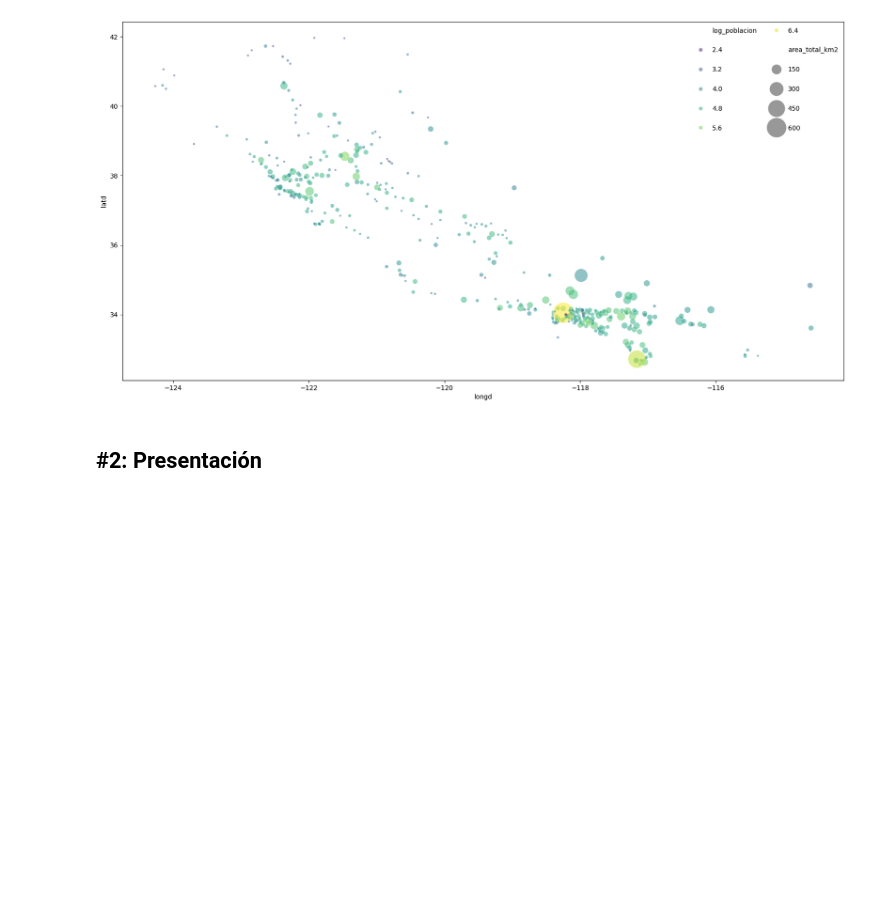
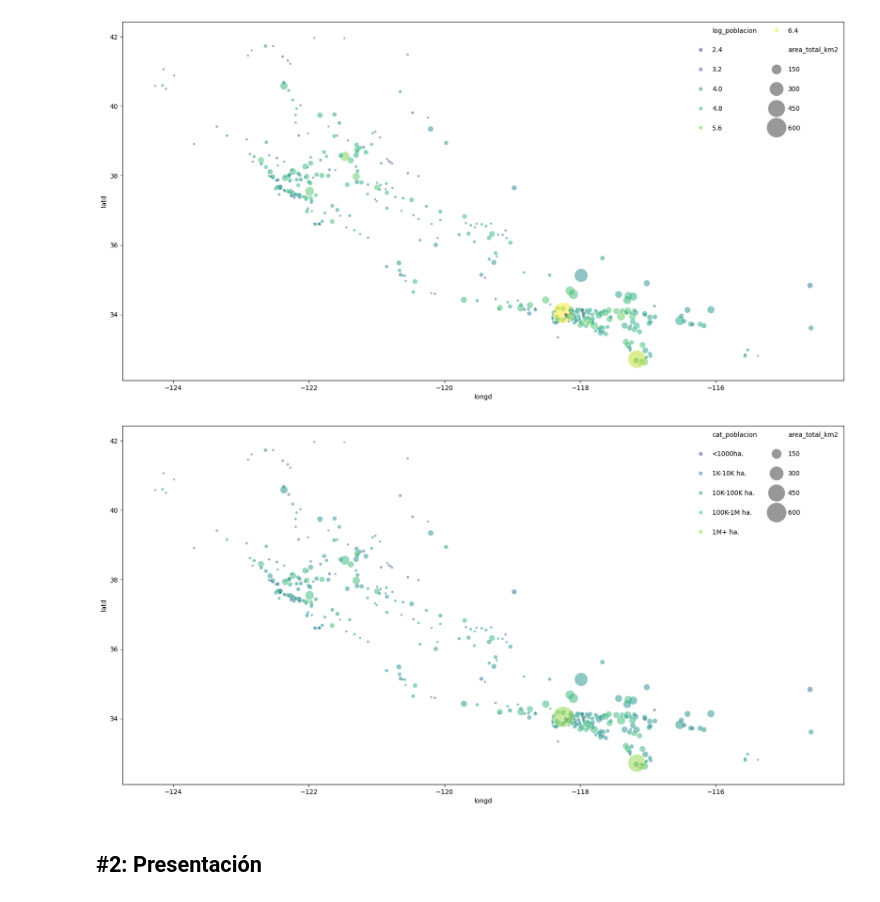
Before and after one commit to juanfcia/ds-bootcamp-juanfcia, a Jupyter notebook: 03_Data_Analysis/Sprint_08/Unidad_02_Visualizacion_Avanzada_Seaborn/03_Practica_Obligatoria/18_Practica_Obligatoria_Visualizacion_Avanzada_en_clase.ipynb, the cells around one changed output. Drawn from its saved outputs; the diff is of its cells as text; code cells hidden in the pictures; blank space fills up the shorter version.

```diff
--- a/03_Data_Analysis/Sprint_08/Unidad_02_Visualizacion_Avanzada_Seaborn/03_Practica_Obligatoria/18_Practica_Obligatoria_Visualizacion_Avanzada_en_clase.ipynb
+++ b/03_Data_Analysis/Sprint_08/Unidad_02_Visualizacion_Avanzada_Seaborn/03_Practica_Obligatoria/18_Practica_Obligatoria_Visualizacion_Avanzada_en_clase.ipynb
@@ -237,6 +237,29 @@ scatter_plot_with_controls(df,
 plt.show()
 # %% [output]
 [figure]
+# %%
+# Seaborn hace el bineado por defecto, pero nosotros podemos cambiarlos
+
+df["cat_poblacion"] = "<1000ha."
+df.loc[df.log_poblacion > 3, "cat_poblacion"] = "1K-10K ha."
+df.loc[df.log_poblacion > 4, "cat_poblacion"] = "10K-100K ha."
+df.loc[df.log_poblacion > 5, "cat_poblacion"] = "100K-1M ha."
+df.loc[df.log_poblacion > 6, "cat_poblacion"] = "1M+ ha."
+# %%
+scatter_plot_with_controls(df.sort_values("log_poblacion"),
+                           "longd",
+                           "latd",
+                           color_col = "cat_poblacion",
+                           size_col = "area_total_km2",
+                           scale = 1/2,
+                           legend = True)
+plt.show()
+
+# Ahora tenemos unos nuevos bines a partir de cat_poblacion y los nuevos valores
+# cat_poblacion es una nueva columna que creo a partir de log_poblacion y una operacion > n (el valor que sea)
+# Si la base logarítmica está por encima de un valor n, el bin de cat_población será Y hectáreas
+# %% [output]
+[figure, added]
 # %% [markdown]
 ## #2: Presentación
 # %% [markdown]
```
Also changed, not shown: 1 other file.
